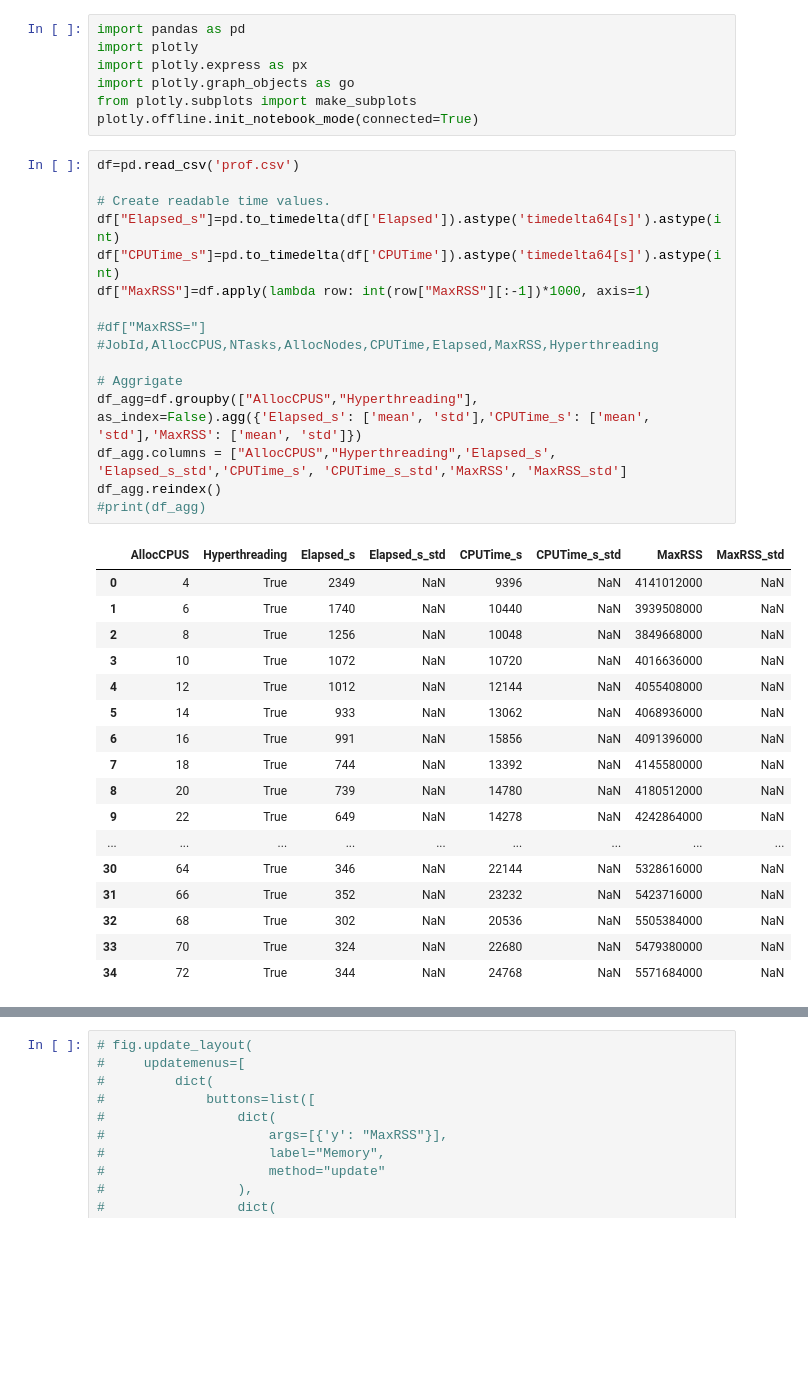
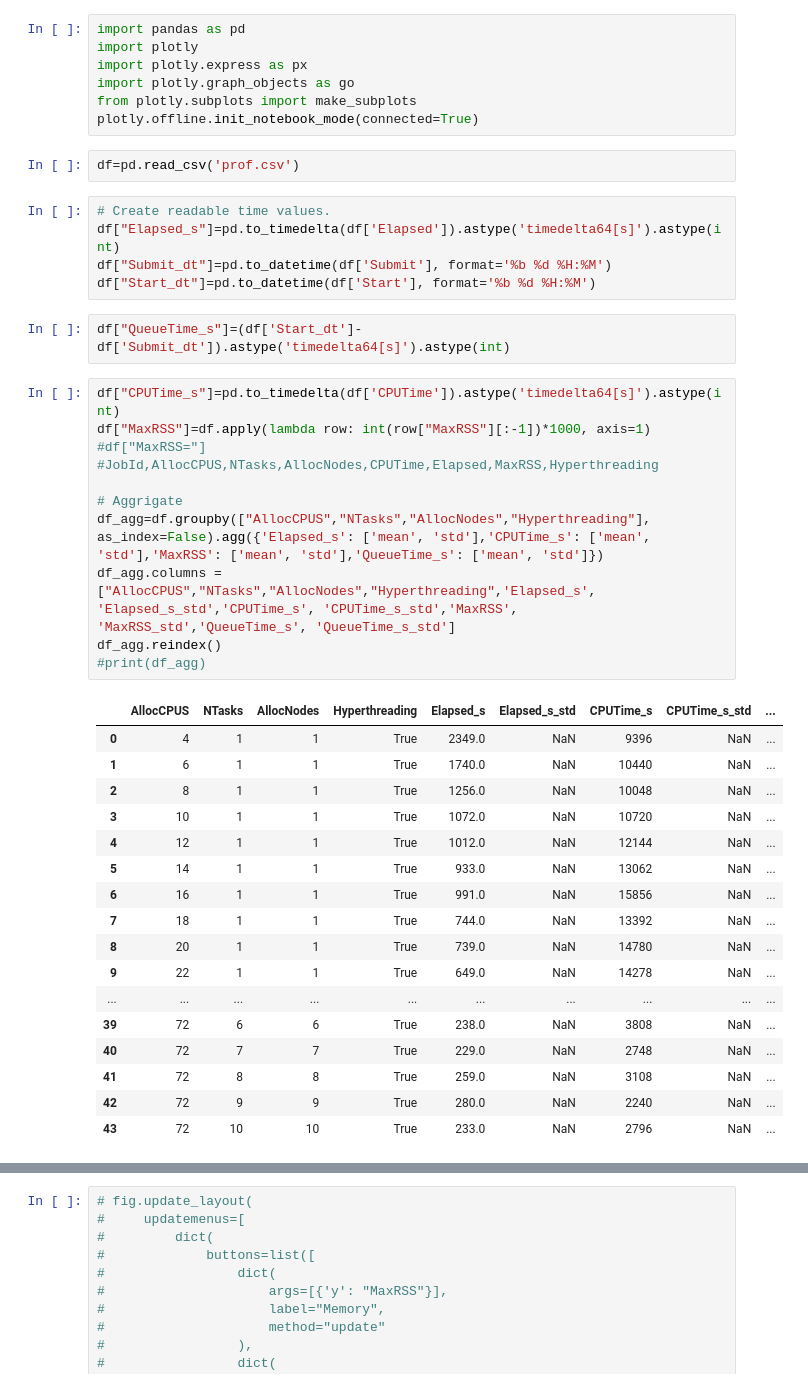
Before and after one commit to CallumWalley/hjun046_2021-05-12, a Jupyter notebook: profile.ipynb, the cells around one changed output, grey strips where cells are left out. Drawn from its saved outputs; the diff is of its cells as text; blank space fills up the shorter version.

```diff
--- a/profile.ipynb
+++ b/profile.ipynb
@@ -5,40 +5,44 @@ import plotly.express as px
 import plotly.graph_objects as go
 from plotly.subplots import make_subplots
 plotly.offline.init_notebook_mode(connected=True)
+# %%
+df=pd.read_csv('prof.csv')
+# %%
+# Create readable time values.
+df["Elapsed_s"]=pd.to_timedelta(df['Elapsed']).astype('timedelta64[s]').astype(int)
+df["Submit_dt"]=pd.to_datetime(df['Submit'], format='%b %d %H:%M')
+df["Start_dt"]=pd.to_datetime(df['Start'], format='%b %d %H:%M')
+# %%
+df["QueueTime_s"]=(df['Start_dt']-df['Submit_dt']).astype('timedelta64[s]').astype(int)
 # %%
-df=pd.read_csv('prof.csv')
-
-# Create readable time values.
-df["Elapsed_s"]=pd.to_timedelta(df['Elapsed']).astype('timedelta64[s]').astype(int)
 df["CPUTime_s"]=pd.to_timedelta(df['CPUTime']).astype('timedelta64[s]').astype(int)
 df["MaxRSS"]=df.apply(lambda row: int(row["MaxRSS"][:-1])*1000, axis=1)
-
 #df["MaxRSS="]
 #JobId,AllocCPUS,NTasks,AllocNodes,CPUTime,Elapsed,MaxRSS,Hyperthreading
 
 # Aggrigate
-df_agg=df.groupby(["AllocCPUS","Hyperthreading"], as_index=False).agg({'Elapsed_s': ['mean', 'std'],'CPUTime_s': ['mean', 'std'],'MaxRSS': ['mean', 'std']})
-df_agg.columns = ["AllocCPUS","Hyperthreading",'Elapsed_s', 'Elapsed_s_std','CPUTime_s', 'CPUTime_s_std','MaxRSS', 'MaxRSS_std']
+df_agg=df.groupby(["AllocCPUS","NTasks","AllocNodes","Hyperthreading"], as_index=False).agg({'Elapsed_s': ['mean', 'std'],'CPUTime_s': ['mean', 'std'],'MaxRSS': ['mean', 'std'],'QueueTime_s': ['mean', 'std']})
+df_agg.columns = ["AllocCPUS","NTasks","AllocNodes","Hyperthreading",'Elapsed_s', 'Elapsed_s_std','CPUTime_s', 'CPUTime_s_std','MaxRSS', 'MaxRSS_std','QueueTime_s', 'QueueTime_s_std']
 df_agg.reindex()
 #print(df_agg)
 # %% [output]
-|  | AllocCPUS | Hyperthreading | Elapsed_s | Elapsed_s_std | CPUTime_s | CPUTime_s_std | MaxRSS | MaxRSS_std |
-| 0 | 4 | True | 2349 | NaN | 9396 | NaN | 4141012000 | NaN |
-| 1 | 6 | True | 1740 | NaN | 10440 | NaN | 3939508000 | NaN |
-| 2 | 8 | True | 1256 | NaN | 10048 | NaN | 3849668000 | NaN |
-| 3 | 10 | True | 1072 | NaN | 10720 | NaN | 4016636000 | NaN |
-| 4 | 12 | True | 1012 | NaN | 12144 | NaN | 4055408000 | NaN |
-| 5 | 14 | True | 933 | NaN | 13062 | NaN | 4068936000 | NaN |
-| 6 | 16 | True | 991 | NaN | 15856 | NaN | 4091396000 | NaN |
-| 7 | 18 | True | 744 | NaN | 13392 | NaN | 4145580000 | NaN |
-| 8 | 20 | True | 739 | NaN | 14780 | NaN | 4180512000 | NaN |
-| 9 | 22 | True | 649 | NaN | 14278 | NaN | 4242864000 | NaN |
-| ... | ... | ... | ... | ... | ... | ... | ... | ... |
-| 30 | 64 | True | 346 | NaN | 22144 | NaN | 5328616000 | NaN |
-| 31 | 66 | True | 352 | NaN | 23232 | NaN | 5423716000 | NaN |
-| 32 | 68 | True | 302 | NaN | 20536 | NaN | 5505384000 | NaN |
-| 33 | 70 | True | 324 | NaN | 22680 | NaN | 5479380000 | NaN |
-| 34 | 72 | True | 344 | NaN | 24768 | NaN | 5571684000 | NaN |
+|  | AllocCPUS | NTasks | AllocNodes | Hyperthreading | Elapsed_s | Elapsed_s_std | CPUTime_s | CPUTime_s_std | ... |
+| 0 | 4 | 1 | 1 | True | 2349.0 | NaN | 9396 | NaN | ... |
+| 1 | 6 | 1 | 1 | True | 1740.0 | NaN | 10440 | NaN | ... |
+| 2 | 8 | 1 | 1 | True | 1256.0 | NaN | 10048 | NaN | ... |
+| 3 | 10 | 1 | 1 | True | 1072.0 | NaN | 10720 | NaN | ... |
+| 4 | 12 | 1 | 1 | True | 1012.0 | NaN | 12144 | NaN | ... |
+| 5 | 14 | 1 | 1 | True | 933.0 | NaN | 13062 | NaN | ... |
+| 6 | 16 | 1 | 1 | True | 991.0 | NaN | 15856 | NaN | ... |
+| 7 | 18 | 1 | 1 | True | 744.0 | NaN | 13392 | NaN | ... |
+| 8 | 20 | 1 | 1 | True | 739.0 | NaN | 14780 | NaN | ... |
+| 9 | 22 | 1 | 1 | True | 649.0 | NaN | 14278 | NaN | ... |
+| ... | ... | ... | ... | ... | ... | ... | ... | ... | ... |
+| 39 | 72 | 6 | 6 | True | 238.0 | NaN | 3808 | NaN | ... |
+| 40 | 72 | 7 | 7 | True | 229.0 | NaN | 2748 | NaN | ... |
+| 41 | 72 | 8 | 8 | True | 259.0 | NaN | 3108 | NaN | ... |
+| 42 | 72 | 9 | 9 | True | 280.0 | NaN | 2240 | NaN | ... |
+| 43 | 72 | 10 | 10 | True | 233.0 | NaN | 2796 | NaN | ... |
 # %%
 #Speedup reference time.
 ref_time=4406
```
Also changed, not shown: parts of 4 cells of this notebook, 1 other file.
